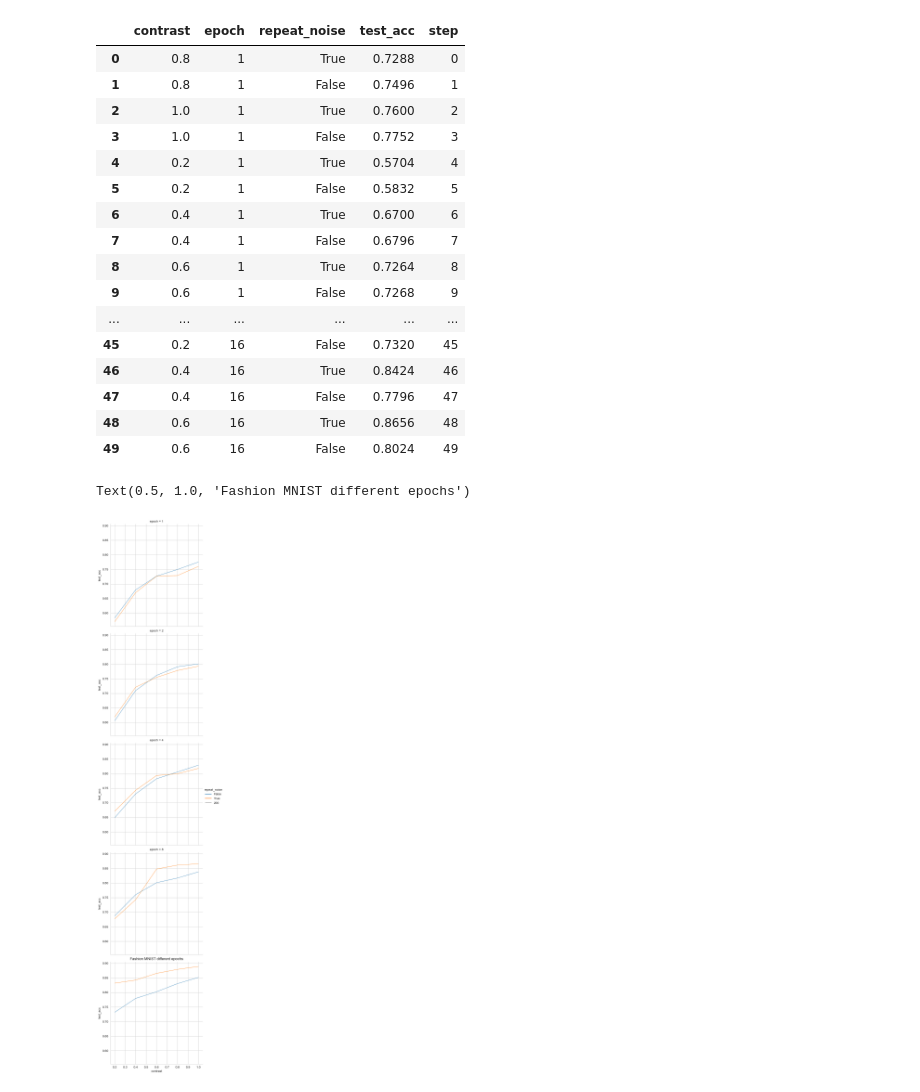
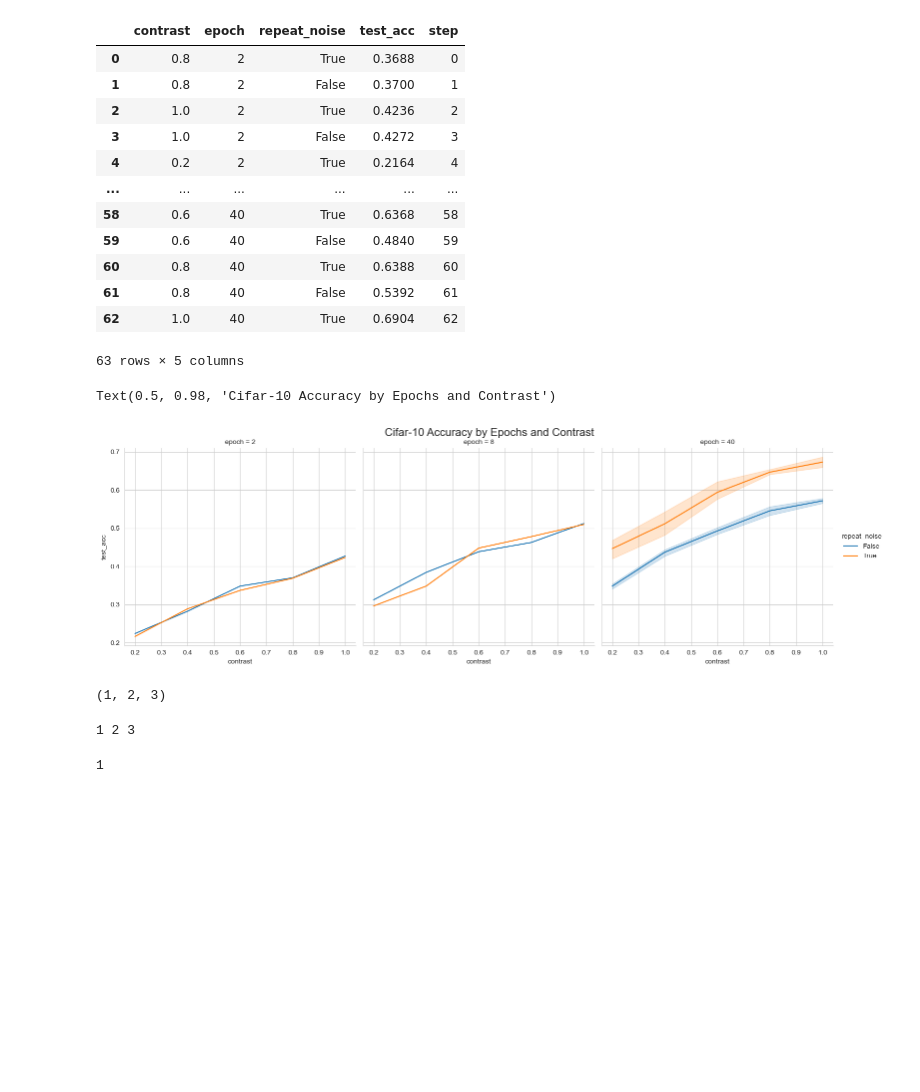
Before and after one commit to Goreg12345/temporal_adaptation_visual_cortex, a Jupyter notebook: analysis.ipynb, the cells around one changed output. Saved outputs shown, nothing was run; the diff lists cells and outputs as text; code cells hidden in the pictures; blank space fills up the shorter version.

```diff
--- a/analysis.ipynb
+++ b/analysis.ipynb
@@ -3,29 +3,32 @@ import seaborn as sns
 import matplotlib.pyplot as plt
 import pandas as pd
 # %%
-df = pd.read_csv('experimental_data/additive_adaptation_contrast/metrics.csv')
+df = pd.read_csv('experimental_data/cifar10_contrast/metrics.csv')
 df
 # %% [output]
 |  | contrast | epoch | repeat_noise | test_acc | step |
-| 0 | 0.8 | 1 | True | 0.7288 | 0 |
-| 1 | 0.8 | 1 | False | 0.7496 | 1 |
-| 2 | 1.0 | 1 | True | 0.7600 | 2 |
-| 3 | 1.0 | 1 | False | 0.7752 | 3 |
-| 4 | 0.2 | 1 | True | 0.5704 | 4 |
-| 5 | 0.2 | 1 | False | 0.5832 | 5 |
-| 6 | 0.4 | 1 | True | 0.6700 | 6 |
-| 7 | 0.4 | 1 | False | 0.6796 | 7 |
-| 8 | 0.6 | 1 | True | 0.7264 | 8 |
-| 9 | 0.6 | 1 | False | 0.7268 | 9 |
+| 0 | 0.8 | 2 | True | 0.3688 | 0 |
+| 1 | 0.8 | 2 | False | 0.3700 | 1 |
+| 2 | 1.0 | 2 | True | 0.4236 | 2 |
+| 3 | 1.0 | 2 | False | 0.4272 | 3 |
+| 4 | 0.2 | 2 | True | 0.2164 | 4 |
 | ... | ... | ... | ... | ... | ... |
-| 45 | 0.2 | 16 | False | 0.7320 | 45 |
-| 46 | 0.4 | 16 | True | 0.8424 | 46 |
-| 47 | 0.4 | 16 | False | 0.7796 | 47 |
-| 48 | 0.6 | 16 | True | 0.8656 | 48 |
-| 49 | 0.6 | 16 | False | 0.8024 | 49 |
+| 58 | 0.6 | 40 | True | 0.6368 | 58 |
+| 59 | 0.6 | 40 | False | 0.4840 | 59 |
+| 60 | 0.8 | 40 | True | 0.6388 | 60 |
+| 61 | 0.8 | 40 | False | 0.5392 | 61 |
+| 62 | 1.0 | 40 | True | 0.6904 | 62 |
+63 rows × 5 columns
 # %%
-sns.relplot(data=df, x='contrast', y='test_acc', hue='repeat_noise', row='epoch', kind='line', markers=True, size=200)
-plt.title('Fashion MNIST different epochs')
+sns.relplot(data=df, x='contrast', y='test_acc', hue='repeat_noise', col='epoch', kind='line', markers=True, )
+# set title
+plt.subplots_adjust(top=0.9)
+plt.suptitle('Cifar-10 Accuracy by Epochs and Contrast', fontsize=16)
 # %% [output]
-Text(0.5, 1.0, 'Fashion MNIST different epochs')
+Text(0.5, 0.98, 'Cifar-10 Accuracy by Epochs and Contrast')
-[figure, old version]
+[figure, new version]
+# %%
+a = 1, 2, 3
+a
+# %% [output]
+(1, 2, 3)
@@ -31,0 +38,4 @@ Text(0.5, 1.0, 'Fashion MNIST different epochs')
+# %%
+afun(*a)
+# %% [output]
+1 2 3
@@ -31,0 +44,4 @@ Text(0.5, 1.0, 'Fashion MNIST different epochs')
+# %%
+a
+# %% [output]
+1
```
Also changed, not shown: parts of 3 cells of this notebook, 4 other files.
